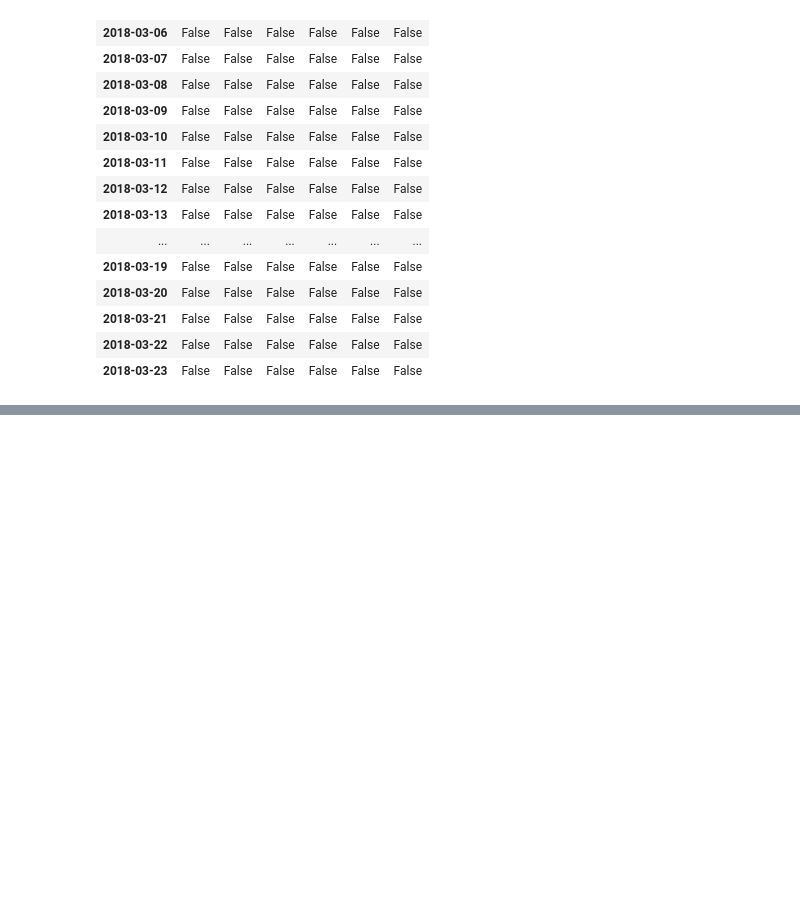
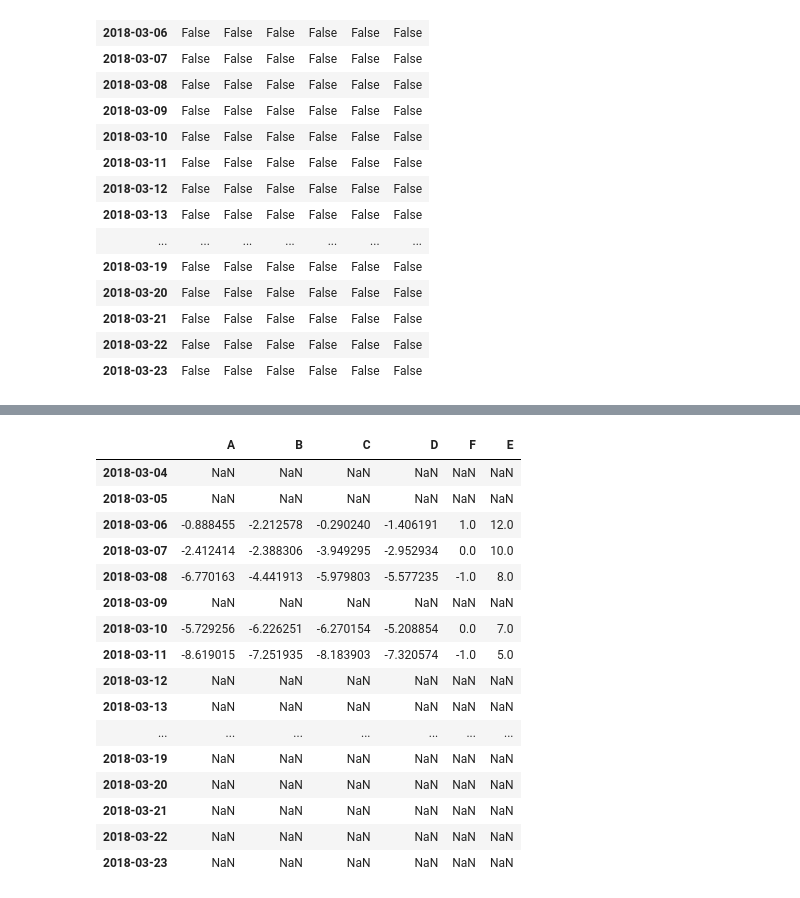
Before and after one commit to HyungtaeMoon/pandas-melon, a Jupyter notebook: 10minutes_to_pandas.ipynb, the cells around one changed output, grey strips where cells are left out. Drawn from its saved outputs; the diff is of its cells as text; code cells hidden in the pictures; blank space fills up the shorter version.

```diff
--- a/10minutes_to_pandas.ipynb
+++ b/10minutes_to_pandas.ipynb
@@ -538,0 +578,3 @@ pd.isna(df)
+# %%
+s = pd.Series([1, 3, 5, np.nan, 6, 8], index=dates[:6].shift(2))
+s
@@ -538,0 +589,20 @@ pd.isna(df)
+# %%
+df.sub(s, axis='index')
+# %% [output]
+|  | A | B | C | D | F | E |
+| 2018-03-04 | NaN | NaN | NaN | NaN | NaN | NaN |
+| 2018-03-05 | NaN | NaN | NaN | NaN | NaN | NaN |
+| 2018-03-06 | -0.888455 | -2.212578 | -0.290240 | -1.406191 | 1.0 | 12.0 |
+| 2018-03-07 | -2.412414 | -2.388306 | -3.949295 | -2.952934 | 0.0 | 10.0 |
+| 2018-03-08 | -6.770163 | -4.441913 | -5.979803 | -5.577235 | -1.0 | 8.0 |
+| 2018-03-09 | NaN | NaN | NaN | NaN | NaN | NaN |
+| 2018-03-10 | -5.729256 | -6.226251 | -6.270154 | -5.208854 | 0.0 | 7.0 |
+| 2018-03-11 | -8.619015 | -7.251935 | -8.183903 | -7.320574 | -1.0 | 5.0 |
+| 2018-03-12 | NaN | NaN | NaN | NaN | NaN | NaN |
+| 2018-03-13 | NaN | NaN | NaN | NaN | NaN | NaN |
+| ... | ... | ... | ... | ... | ... | ... |
+| 2018-03-19 | NaN | NaN | NaN | NaN | NaN | NaN |
+| 2018-03-20 | NaN | NaN | NaN | NaN | NaN | NaN |
+| 2018-03-21 | NaN | NaN | NaN | NaN | NaN | NaN |
+| 2018-03-22 | NaN | NaN | NaN | NaN | NaN | NaN |
+| 2018-03-23 | NaN | NaN | NaN | NaN | NaN | NaN |
```
Also changed, not shown: parts of 37 cells of this notebook.
